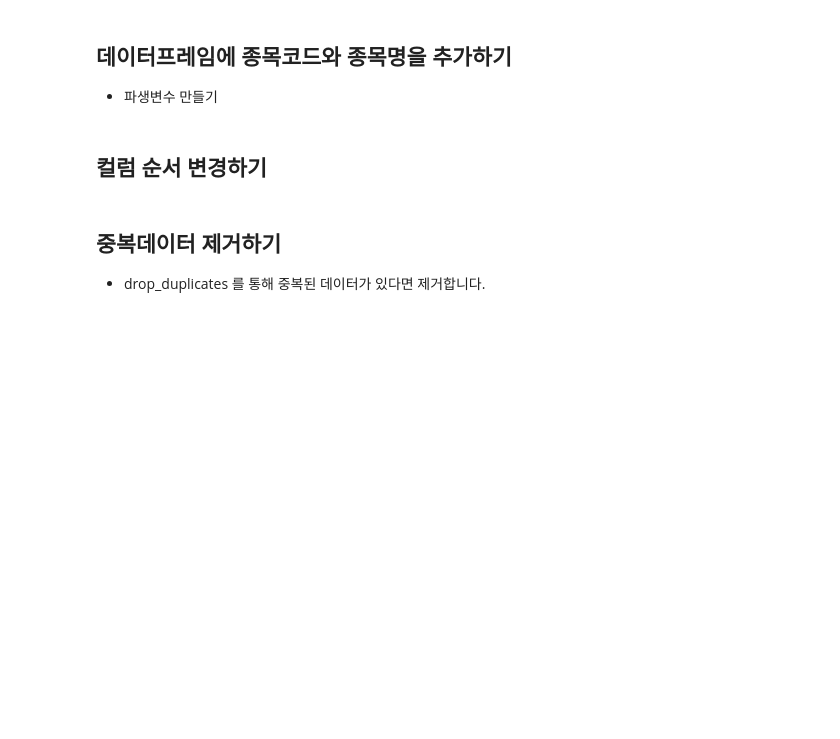
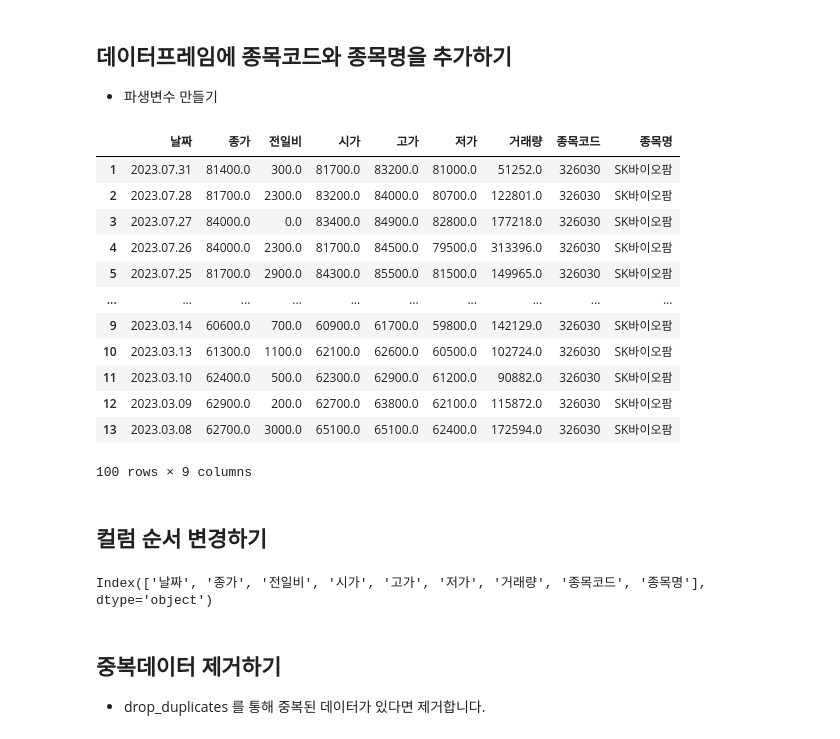
Before and after one commit to jamjamzo/finance-data-analysis, a Jupyter notebook: 3.3 네이버금융 개별종목 수집-input.ipynb, the cells around one changed output. Drawn from its saved outputs; the diff is of its cells as text; code cells hidden in the pictures; blank space fills up the shorter version.

```diff
--- a/3.3 네이버금융 개별종목 수집-input.ipynb
+++ b/3.3 네이버금융 개별종목 수집-input.ipynb
@@ -106,3 +169,4 @@ table[0] # [0]~[11]: 일별시세는 찾을 수 없었다
 # %%
 # dropna를 통해 결측치가 들어있는 row를 제거합니다.
-# temp
+temp = pd.read_html(str(table))[0]
+temp.dropna() # 결측치있는 행 모두 삭제
@@ -119,2 +203,19 @@ table[0] # [0]~[11]: 일별시세는 찾을 수 없었다
+# %%
+# 종목 번호를 이용해 page에 따라 데이터를 읽어오는 함수
+# """ 는 이 두개 사이의 행들은 주석 처리되며, 함수의 docstring 으로 사용됩니다.
+
+def get_day_list(item_code, page_no):
+    """
+    일자별 시세를 페이지별로 수집
+    """
+    url = f"https://finance.naver.com/item/sise_day.naver?code={item_code}&page={page_no}"
+    headers = {'user-agent': 'Mozilla/5.0 (Windows NT 10.0; Win64; x64) AppleWebKit/537.36 (KHTML, like Gecko) Chrome/115.0.0.0 Safari/537.36'}
+
+    response = requests.get(url, headers=headers) # <Response [200]> : 정상적으로 잘 받았다라는 의미
+    html = bs(response.text)
+    table = html.select('table')
+    temp = pd.read_html(str(table))
+    temp = temp[0].dropna()
+    return temp
 # %%
 # 함수가 잘 만들어졌는지 확인하기
@@ -129,0 +240,17 @@ item_list = []
+# %%
+import time
+# web page 시작번호
+page_no = 1
+# 데이터를 저장할 빈 변수 선언
+item_list = []
+
+while True:
+    print(page_no)
+    temp = get_day_list(item_code, page_no)
+    item_list.append(temp)
+    page_no += 1
+    time.sleep(0.1) # 일방적으로 데이터를 불러오면 디도스 공격으로 오인받을 수 있음
+    if temp.shape[0] < 10:
+        break
+    elif page_no > 10:
+        break
@@ -135,6 +293,7 @@ item_list = []
 * [Merge, join, concatenate and compare documentation](https://pandas.pydata.org/docs/user_guide/merging.html#merge-join-concatenate-and-compare)
 # %%
 # DataFrame들이 list의 형태로 저장된 것을 concat을 이용하여 합치면서 하나의 DataFrame으로 만듭니다.
+df = pd.concat(item_list) # 컬럼명이 일치하면 합쳐짐
 # %% [markdown]
 <img src="https://pandas.pydata.org/docs/_images/08_concat_row.svg">
 # %%
@@ -144,11 +320,29 @@ item_list = []
 * 파생변수 만들기
 # %%
 # '종목코드'와 '종목명' column을 추가하면서 각각 item_code와 item_name 값을 입력합니다.
-# df["종목코드"]
-# df["종목명"]
+df["종목코드"] = item_code
+df["종목명"] = item_name
+df
+# %% [output]
+|  | 날짜 | 종가 | 전일비 | 시가 | 고가 | 저가 | 거래량 | 종목코드 | 종목명 |
+| 1 | 2023.07.31 | 81400.0 | 300.0 | 81700.0 | 83200.0 | 81000.0 | 51252.0 | 326030 | SK바이오팜 |
+| 2 | 2023.07.28 | 81700.0 | 2300.0 | 83200.0 | 84000.0 | 80700.0 | 122801.0 | 326030 | SK바이오팜 |
+| 3 | 2023.07.27 | 84000.0 | 0.0 | 83400.0 | 84900.0 | 82800.0 | 177218.0 | 326030 | SK바이오팜 |
+| 4 | 2023.07.26 | 84000.0 | 2300.0 | 81700.0 | 84500.0 | 79500.0 | 313396.0 | 326030 | SK바이오팜 |
+| 5 | 2023.07.25 | 81700.0 | 2900.0 | 84300.0 | 85500.0 | 81500.0 | 149965.0 | 326030 | SK바이오팜 |
+| ... | ... | ... | ... | ... | ... | ... | ... | ... | ... |
+| 9 | 2023.03.14 | 60600.0 | 700.0 | 60900.0 | 61700.0 | 59800.0 | 142129.0 | 326030 | SK바이오팜 |
+| 10 | 2023.03.13 | 61300.0 | 1100.0 | 62100.0 | 62600.0 | 60500.0 | 102724.0 | 326030 | SK바이오팜 |
+| 11 | 2023.03.10 | 62400.0 | 500.0 | 62300.0 | 62900.0 | 61200.0 | 90882.0 | 326030 | SK바이오팜 |
+| 12 | 2023.03.09 | 62900.0 | 200.0 | 62700.0 | 63800.0 | 62100.0 | 115872.0 | 326030 | SK바이오팜 |
+| 13 | 2023.03.08 | 62700.0 | 3000.0 | 65100.0 | 65100.0 | 62400.0 | 172594.0 | 326030 | SK바이오팜 |
+100 rows × 9 columns
 # %% [markdown]
 ## 컬럼 순서 변경하기
 # %%
 # DataFrame에서 column 들의 이름을 순서를 조정하여 column순서를 변경할 수 있습니다.
+df.columns
+# %% [output]
+Index(['날짜', '종가', '전일비', '시가', '고가', '저가', '거래량', '종목코드', '종목명'], dtype='object')
 # %%
 cols = ['종목코드', '종목명', '날짜', '종가', '전일비', '시가', '고가', '저가', '거래량']
```
Also changed, not shown: parts of 29 cells of this notebook, 2 other files.
